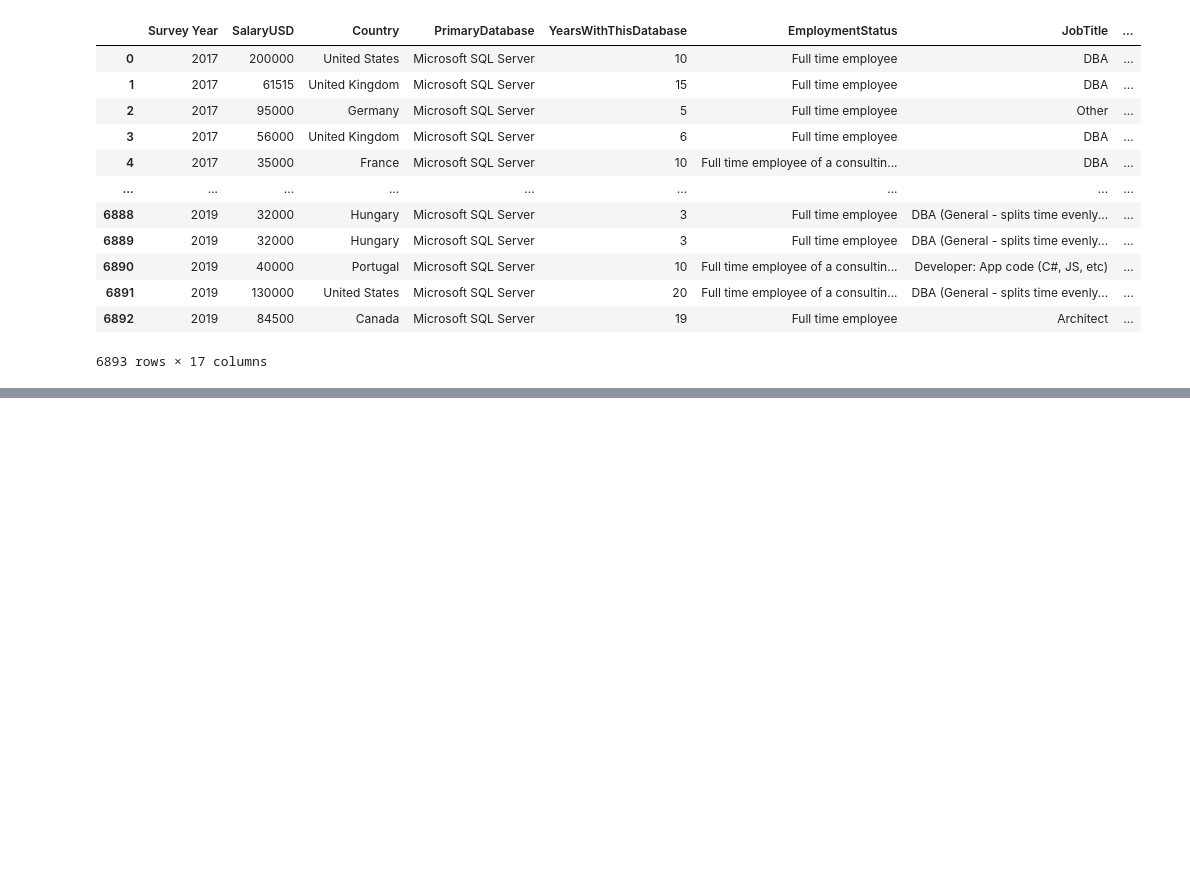
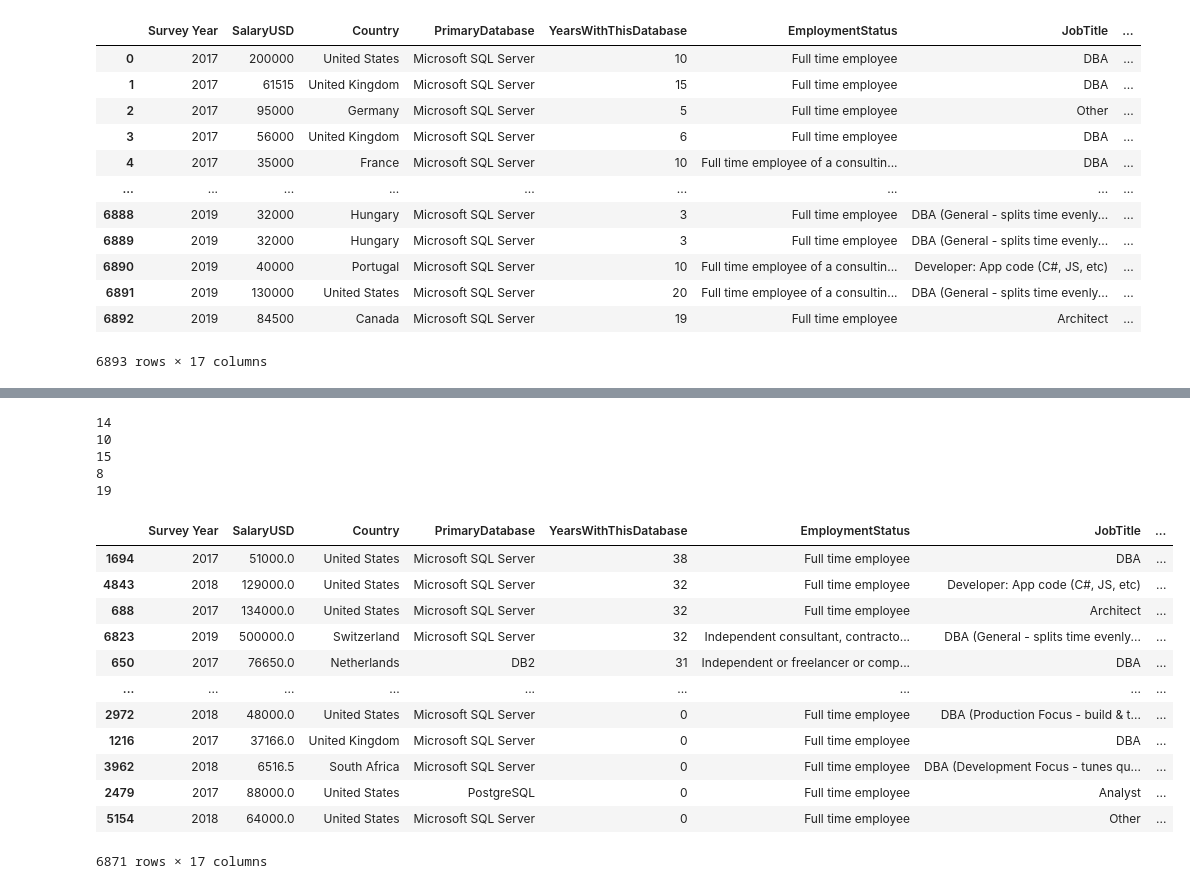
Before and after one commit to adrianavandeguchte/PredictYourSalary, a Jupyter notebook: notebooks/data_cleaning_sandy.ipynb, the cells around one changed output, grey strips where cells are left out. Drawn from its saved outputs; the diff is of its cells as text; code cells hidden in the pictures; blank space fills up the shorter version.

Commit message:
finished cleaning first dataframe

```diff
--- a/data_cleaning_sandy.ipynb
+++ b/notebooks/data_cleaning_sandy.ipynb
@@ -117,2 +82,0 @@ See the caveats in the documentation: https://pandas.pydata.org/pandas-docs/stab
-# %%
-salary_df1 = salary_df1.loc[salary_df1["County"] == "United States" or salary_df1["County"] == "United States"]
@@ -121,3 +82,0 @@ KeyError: 'County'
-# %%
-salary_df1 = salary_df1.loc[salary_df1["YearsWithThisDatabase"] < 2050]
-salary_df1
@@ -138,5 +82,0 @@ salary_df1
-# %%
-for index, row in salary_df1.iterrows():
-    if row[4] > 1000:
-        number = row[0] - row[4]
-        salary_df1 = salary_df1.loc[index, salary_df1[]]
@@ -176,0 +101,5 @@ salary_df1.sort_values("YearsWithThisDatabase", ascending = False)
+# %%
+# take out incorrect/nonsensical data from "YearsWithThisDatabase"
+salary_df1 = salary_df1.loc[(salary_df1["YearsWithThisDatabase"] < 2050)]
+salary_df1 = salary_df1.loc[(salary_df1["YearsWithThisDatabase"] != 1050)]
+salary_df1
@@ -176,0 +120,31 @@ salary_df1.sort_values("YearsWithThisDatabase", ascending = False)
+# %%
+# some people entered the year they started instead of amount of years worked in the column "YearsWithThisDatabase"
+# this loop takes the year they started and subtracts it from the year they took the survey to get the total yeras worked there
+for index, row in salary_df1.iterrows():
+    if row[4] > 1000:
+        number = row[0] - row[4]
+        # print out the number to make sure it worked
+        print(number)
+        salary_df1.at[index, "YearsWithThisDatabase"] = number
+
+# sort in descending order to make sure numbers in the 2000s don't appear in the "YearsWithThisDatabase" column
+salary_df1.sort_values("YearsWithThisDatabase", ascending = False)
+# %% [output]
+14
+10
+15
+8
+19
+|  | Survey Year | SalaryUSD | Country | PrimaryDatabase | YearsWithThisDatabase | EmploymentStatus | JobTitle | ... |
+| 1694 | 2017 | 51000.0 | United States | Microsoft SQL Server | 38 | Full time employee | DBA | ... |
+| 4843 | 2018 | 129000.0 | United States | Microsoft SQL Server | 32 | Full time employee | Developer: App code (C#, JS, etc) | ... |
+| 688 | 2017 | 134000.0 | United States | Microsoft SQL Server | 32 | Full time employee | Architect | ... |
+| 6823 | 2019 | 500000.0 | Switzerland | Microsoft SQL Server | 32 | Independent consultant, contracto... | DBA (General - splits time evenly... | ... |
+| 650 | 2017 | 76650.0 | Netherlands | DB2 | 31 | Independent or freelancer or comp... | DBA | ... |
+| ... | ... | ... | ... | ... | ... | ... | ... | ... |
+| 2972 | 2018 | 48000.0 | United States | Microsoft SQL Server | 0 | Full time employee | DBA (Production Focus - build & t... | ... |
+| 1216 | 2017 | 37166.0 | United Kingdom | Microsoft SQL Server | 0 | Full time employee | DBA | ... |
+| 3962 | 2018 | 6516.5 | South Africa | Microsoft SQL Server | 0 | Full time employee | DBA (Development Focus - tunes qu... | ... |
+| 2479 | 2017 | 88000.0 | United States | PostgreSQL | 0 | Full time employee | Analyst | ... |
+| 5154 | 2018 | 64000.0 | United States | Microsoft SQL Server | 0 | Full time employee | Other | ... |
+6871 rows × 17 columns
```
Also changed, not shown: parts of 21 cells of this notebook, 5 other files.
